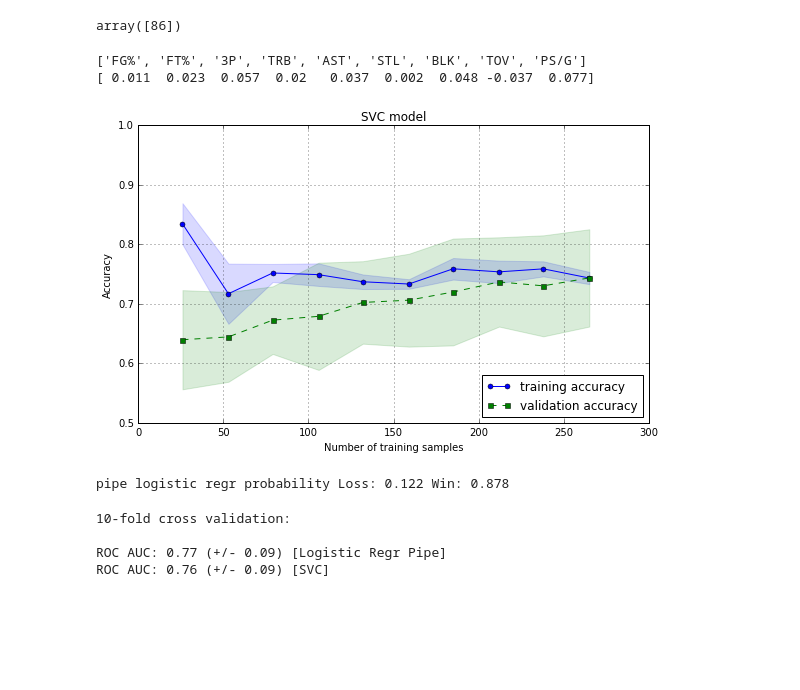
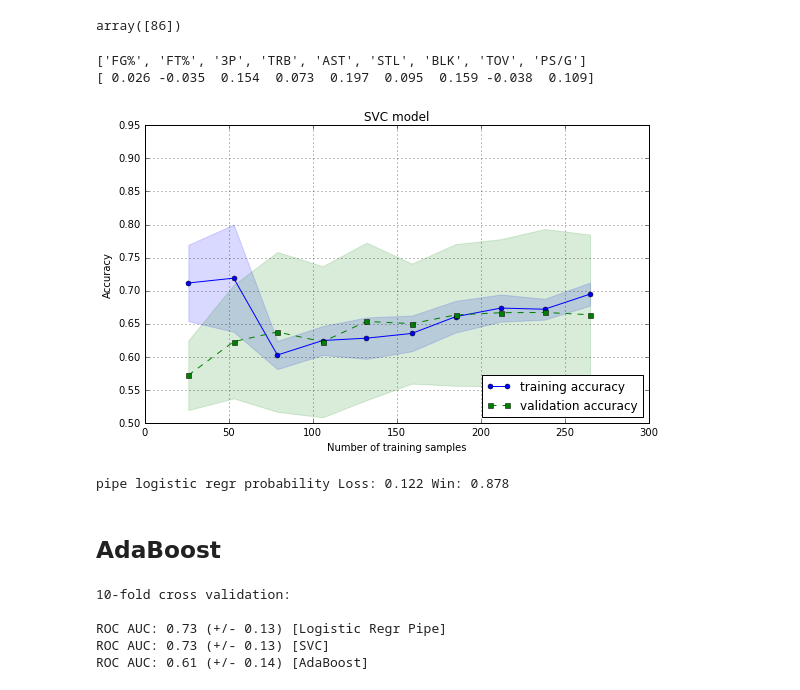
Before and after one commit to michaelandric/aut_vincere, a Jupyter notebook: aut_vincere_2016-Oct-10-Copy1.ipynb, the cells around one changed output. Drawn from its saved outputs; the diff is of its cells as text; code cells hidden in the pictures; blank space fills up the shorter version.

```diff
--- a/aut_vincere_2016-Oct-10-Copy1.ipynb
+++ b/aut_vincere_2016-Oct-10-Copy1.ipynb
@@ -85,7 +85,7 @@ ss = StandardScaler()
 ssX = ss.fit_transform(X)
 labels = []
 for i in range(0, X.shape[0], 2):
-    if len(np.where((X[i, :] - X[i+1,:]) > 0)[0]) > 4:
+    if len(np.where((X[i, :] - X[i+1,:]) > 0)[0]) > 5:
         labels.append('win')
         labels.append('loss')
     else:
@@ -95,12 +95,12 @@ for i in range(0, X.shape[0], 2):
 le = LabelEncoder()
 y = le.fit_transform(np.array(labels))
 X_train, X_test, y_train, y_test = train_test_split(ssX, y,
-                                                    test_size=0.2, random_state=0)
+                                                    test_size=0.2)
 # %% [markdown]
 ## Random Forest classifier
 # %%
 from sklearn.ensemble import RandomForestClassifier
 feat_labels = feature_vec
-forest = RandomForestClassifier(n_estimators=10000, random_state=0, n_jobs=-1)
+forest = RandomForestClassifier(n_estimators=100, n_jobs=-1, criterion='entropy')
 forest.fit(X_train, y_train)
 # %% [output]
@@ -206,9 +211,8 @@ y = le.fit_transform(np.array(labels))
 # X_train, X_test, y_train, y_test = train_test_split(ssX, y,
 #                                                    test_size=0.2)
 
-pipe_lr = Pipeline([('sc1', StandardScaler()),
-                   ('pca', PCA()),
-                   ('clf', LogisticRegression(random_state=0))])
+pipe_lr = Pipeline([('pca', PCA()),
+                   ('clf', LogisticRegression())])
 pipe_lr.fit(X_train, y_train)
 print('Test accuracy: %.3f' % pipe_lr.score(X_test, y_test))
 scores = cross_val_score(estimator=pipe_lr, X=X_train, y=y_train, cv=10, n_jobs=1)
@@ -273,18 +277,29 @@ for i in range(0, X.shape[0], 2):
         labels.append('win')
 
 le = LabelEncoder()
-y = le.fit_transform(np.array(labels))
+#y = le.fit_transform(np.array(labels))
 #X_train, X_test, y_train, y_test = train_test_split(ssX, y,
 #                                                    test_size=0.1)
 
 ss_ptable = ss.fit_transform(ptable.loc[:, feature_vec])
 
-svc = SVC(C=1000, gamma=0.0001, kernel='rbf', probability=True)
+# svc = SVC(C=1000, gamma=0.0001, kernel='rbf', probability=True)
+# svc = SVC(C=0.01, kernel='linear', probability=True)
+svc = SVC(C=10, gamma=0.001, kernel='rbf', probability=True)
 svc.fit(X_train, y_train)
 print(feature_vec)
 print(np.round(ss_ptable[pl_ind, :].mean(0)[np.newaxis, :].ravel(), 3))
 print('SVC Prediction: %d' % svc.predict(ss_ptable[pl_ind, :].mean(0)[np.newaxis, :]))
 scores = cross_val_score(estimator=svc, X=X_train, y=y_train, cv=10, n_jobs=-1)
 print('CV for svc accuracy %.3f +/- %.3f' % (np.mean(scores), np.std(scores)))
+
+# pipeline SVC
+pipe_svc = Pipeline([('sc1', StandardScaler()),
+                   ('pca', PCA()),
+                   ('svc', SVC(C=1000, gamma=0.0001, kernel='rbf', probability=True))])
+pipe_svc.fit(X_train, y_train)
+print('Test accuracy: %.3f' % pipe_svc.score(X_test, y_test))
+scores = cross_val_score(estimator=pipe_svc, X=X_train, y=y_train, cv=10, n_jobs=1)
+print('CV accuracy %.3f +/- %.3f' % (np.mean(scores), np.std(scores)))
 # %% [output]
 ['FG%', 'FT%', '3P', 'TRB', 'AST', 'STL', 'BLK', 'TOV', 'PS/G']
@@ -325,41 +349,43 @@ print(feature_vec)
 print(np.round(svc.support_vectors_[101:].mean(0) - svc.support_vectors_[:101].mean(0), 3))
 # %% [output]
 ['FG%', 'FT%', '3P', 'TRB', 'AST', 'STL', 'BLK', 'TOV', 'PS/G']
-[ 0.011  0.023  0.057  0.02   0.037  0.002  0.048 -0.037  0.077]
+[ 0.026 -0.035  0.154  0.073  0.197  0.095  0.159 -0.038  0.109]
 # %%
 from sklearn.learning_curve import learning_curve
 
 train_sizes, train_scores, test_scores = learning_curve(estimator=svc,
                                                        X=X_train,
                                                        y=y_train,
                                                        train_sizes=np.linspace(0.1, 1.0, 10),
                                                        cv=10,
                                                        n_jobs=1)
 
 train_mean = np.mean(train_scores, axis=1)
 train_std = np.std(train_scores, axis=1)
 test_mean = np.mean(test_scores, axis=1)
 test_std = np.std(test_scores, axis=1)
 
 plt.figure(figsize=(8, 5))
 plt.plot(train_sizes, train_mean, color='blue', marker='o', markersize=5, label='training accuracy')
 plt.fill_between(train_sizes, train_mean + train_std, train_mean - train_std,
                 alpha=0.15, color='blue')
 plt.plot(train_sizes, test_mean, color='green', linestyle='--', marker='s', markersize=5,
          label='validation accuracy')
 plt.fill_between(train_sizes, test_mean + test_std, test_mean - test_std, alpha=0.15, color='green')
 plt.grid()
 plt.xlabel('Number of training samples')
 plt.ylabel('Accuracy')
 plt.title('SVC model')
 plt.legend(loc='lower right')
-plt.ylim([0.5, 1.0])
+plt.ylim([0.5, 0.95])
 plt.tight_layout()
 plt.show()
 # %% [output]
-[figure, old version]
+[figure, new version]
 # %%
 lr_pred_loss, lr_pred_win = pipe_lr.predict_proba(ss_ptable[pl_ind, :].mean(0)[np.newaxis, :]).ravel()
 print('pipe logistic regr probability Loss: %.3f Win: %.3f' % (lr_pred_loss, lr_pred_win))
 # %% [output]
 pipe logistic regr probability Loss: 0.122 Win: 0.878
+# %% [markdown]
+## AdaBoost
@@ -366,12 +398,13 @@ pipe logistic regr probability Loss: 0.122 Win: 0.878
 # %%
-clf_labels = ['Logistic Regr Pipe', 'SVC']
+clf_labels = ['Logistic Regr Pipe', 'SVC', 'AdaBoost']
 print('10-fold cross validation: \n')
-for clf, label in zip([pipe_lr, svc], clf_labels):
+for clf, label in zip([pipe_lr, svc, ada], clf_labels):
     scores = cross_val_score(estimator=clf, X=X_train, y=y_train,
                              cv=10, scoring='roc_auc')
     print('ROC AUC: %0.2f (+/- %0.2f) [%s]' % (scores.mean(), scores.std(), label))
 # %% [output]
 10-fold cross validation:
 
-ROC AUC: 0.77 (+/- 0.09) [Logistic Regr Pipe]
-ROC AUC: 0.76 (+/- 0.09) [SVC]
+ROC AUC: 0.73 (+/- 0.13) [Logistic Regr Pipe]
+ROC AUC: 0.73 (+/- 0.13) [SVC]
+ROC AUC: 0.61 (+/- 0.14) [AdaBoost]
```
Also changed, not shown: parts of 14 cells of this notebook, 5 other files.
